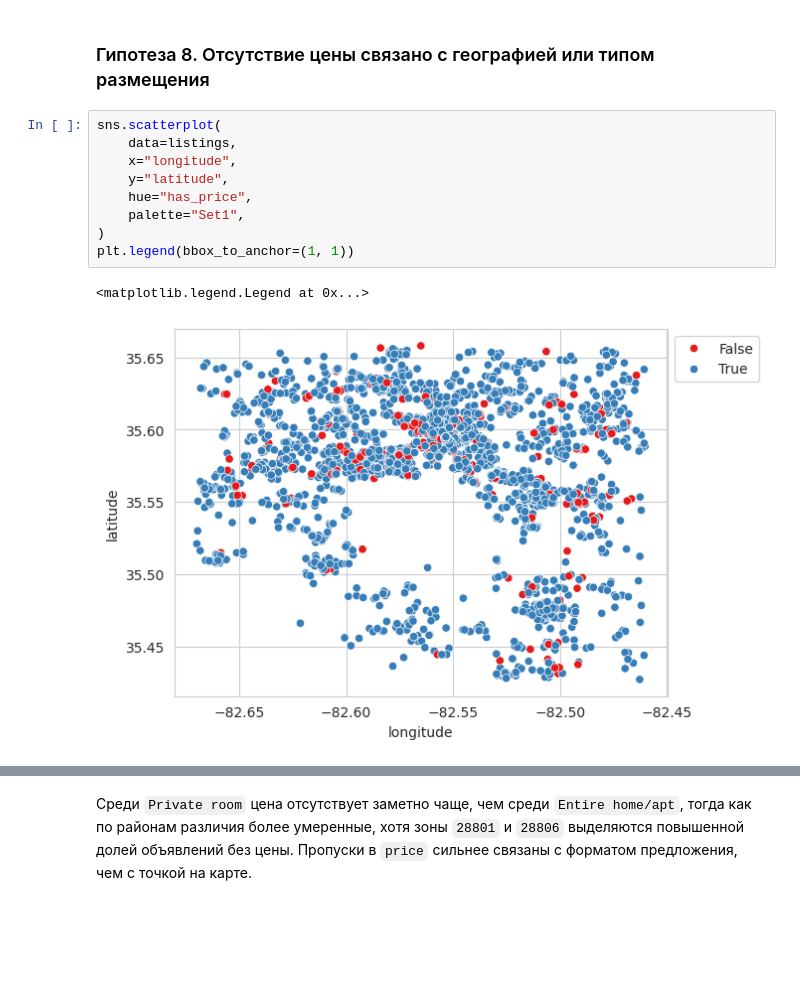
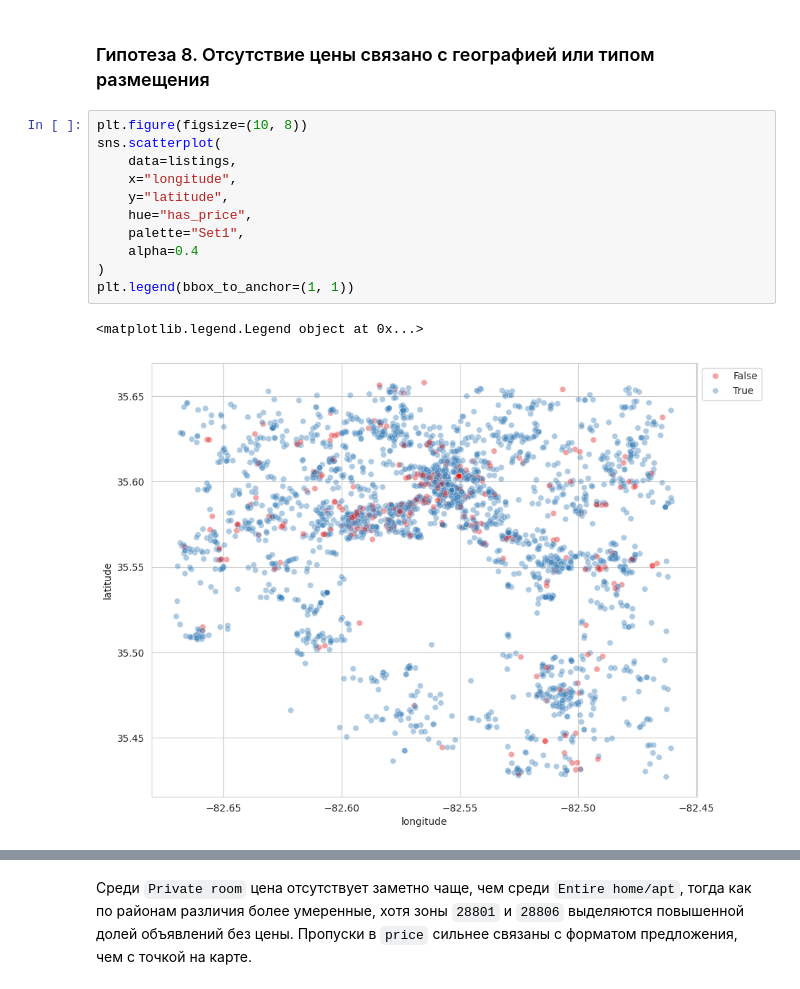
Before and after one commit to nikzhilin/exploratory-analytics, a Jupyter notebook: projects/airbnb_asheville_eda/notebooks/07_host_and_demand.ipynb, the cells around one changed output, grey strips where cells are left out. Cells and saved outputs as stored; diff of their text form; blank space fills up the shorter version.

```diff
--- a/projects/airbnb_asheville_eda/notebooks/07_host_and_demand.ipynb
+++ b/projects/airbnb_asheville_eda/notebooks/07_host_and_demand.ipynb
@@ -199,17 +199,19 @@ plt.legend(bbox_to_anchor=(1, 1))
 # %% [markdown]
 ### Гипотеза 8. Отсутствие цены связано с географией или типом размещения
 # %%
+plt.figure(figsize=(10, 8))
 sns.scatterplot(
     data=listings,
     x="longitude",
     y="latitude",
     hue="has_price",
     palette="Set1",
+    alpha=0.4
 )
 plt.legend(bbox_to_anchor=(1, 1))
 # %% [output]
-<matplotlib.legend.Legend at 0x...>
+<matplotlib.legend.Legend object at 0x...>
-[figure, old version]
+[figure, new version]
 # %%
 import seaborn as sns
 import matplotlib.pyplot as plt
```
Also changed, not shown: parts of 9 cells of this notebook, 5 other files.
